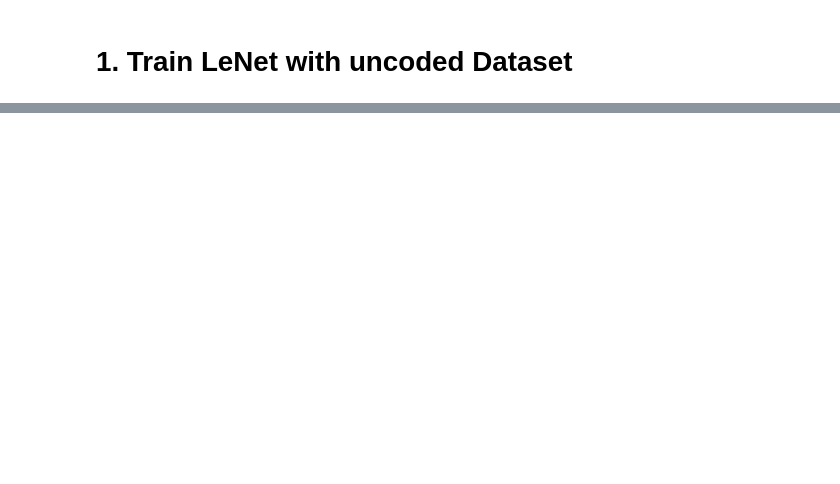
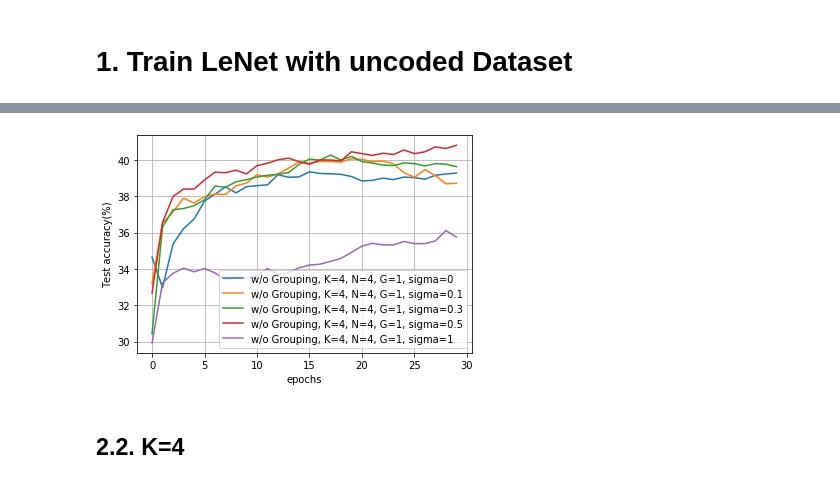
Before and after one commit to jinhyun-so/CodedPrivateNN, a Jupyter notebook: BACC_CIFAR10.ipynb, the cells around one changed output, grey strips where cells are left out. Cells and saved outputs as stored; diff of their text form; code cells hidden in the pictures; blank space fills up the shorter version.

```diff
--- a/BACC_CIFAR10.ipynb
+++ b/BACC_CIFAR10.ipynb
@@ -122,0 +643,19 @@ def validation(model, testloader, criterion):
+# %%
+plt.plot(acc_test_arr_K4_G1_v1[0,0,0,0:30],label='w/o Grouping, K=4, N=4, G=1, sigma=0' )
+plt.plot(acc_test_arr_K4_G1_v1[1,0,0,0:30],label='w/o Grouping, K=4, N=4, G=1, sigma=0.1' )
+plt.plot(acc_test_arr_K4_G1_v1[2,0,0,0:30],label='w/o Grouping, K=4, N=4, G=1, sigma=0.3' )
+plt.plot(acc_test_arr_K4_G1_v1[3,0,0,0:30],label='w/o Grouping, K=4, N=4, G=1, sigma=0.5' )
+plt.plot(acc_test_arr_K4_G1_v1[4,0,0,0:30],label='w/o Grouping, K=4, N=4, G=1, sigma=1' )
+
+
+# plt.plot(acc_test_arr_uncoded,'r',label='uncoded')
+plt.legend()
+plt.grid()
+# plt.title(title_name)
+plt.xlabel('epochs')
+plt.ylabel('Test accuracy(%)')
+plt.show()
+# %% [output]
+[figure, added]
+# %% [markdown]
+## 2.2. K=4
```
Also changed, not shown: parts of 15 cells of this notebook, 7 other files.
